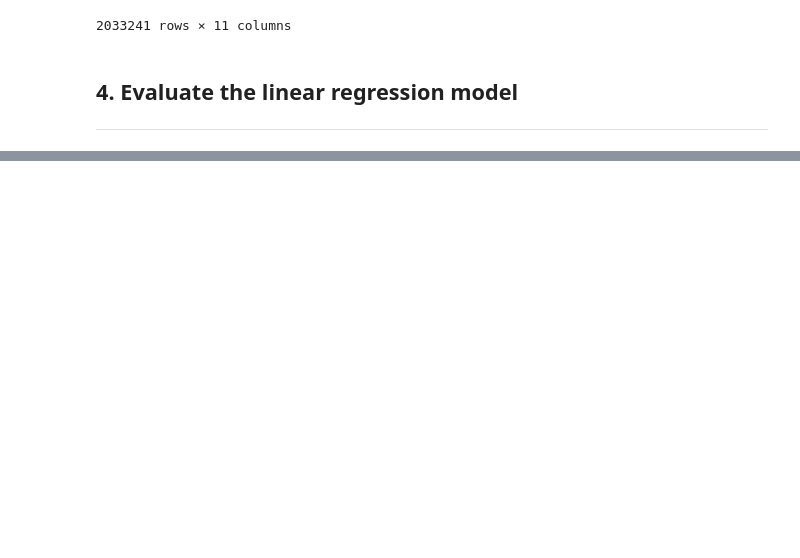
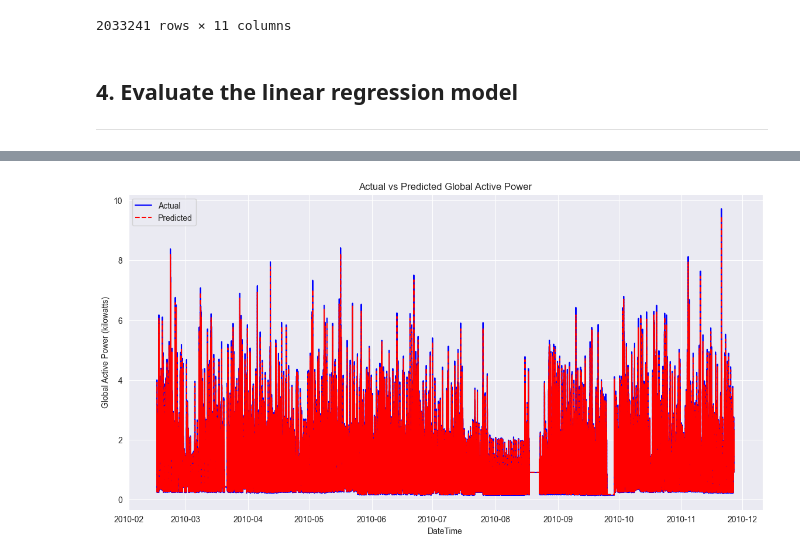
Before and after one commit to BarackSamuni/Data_science_lab2_homework2_solution, a Jupyter notebook: Homework2_solution.ipynb, the cells around one changed output, grey strips where cells are left out. Saved outputs shown, nothing was run; the diff lists cells and outputs as text; code cells hidden in the pictures; blank space fills up the shorter version.

```diff
--- a/Homework2_solution.ipynb
+++ b/Homework2_solution.ipynb
@@ -456,0 +463,2 @@ def evaluate_model(y_true,y_pred):
+# %%
+energy=power_consumption_df_no_missing_no_outliers.copy()
@@ -456,0 +510,28 @@ def evaluate_model(y_true,y_pred):
+# %%
+# Step 3.4: Make Predictions
+
+# Make predictions on the test set
+y_pred = lr_model.predict(X_test)
+
+# Compare the first few predicted values with the actual values
+predicted_vs_actual = pd.DataFrame({'Actual': y_test, 'Predicted': y_pred})
+print(predicted_vs_actual.head())
+
+# Step 3.5: Evaluate the Model
+
+
+
+# Calculate evaluation metrics
+mae = mean_absolute_error(y_test, y_pred)
+mse = mean_squared_error(y_test, y_pred)
+rmse = np.sqrt(mse)
+r2 = r2_score(y_test, y_pred)
+
+
+
+
+# Print the evaluation metrics
+print(f'Mean Absolute Error (MAE): {mae:.4f}')
+print(f'Mean Squared Error (MSE): {mse:.4f}')
+print(f'Root Mean Squared Error (RMSE): {rmse:.4f}')
+print(f'R-squared (R²) value: {r2:.4f}')
@@ -456,0 +547,12 @@ def evaluate_model(y_true,y_pred):
+# %%
+# Plot the actual vs predicted values
+plt.figure(figsize=(14, 7))
+plt.plot(y_test.index, y_test, label='Actual', color='blue')
+plt.plot(y_test.index, y_pred, label='Predicted', color='red', linestyle='dashed')
+plt.title('Actual vs Predicted Global Active Power')
+plt.xlabel('DateTime')
+plt.ylabel('Global Active Power (kilowatts)')
+plt.legend()
+plt.show()
+# %% [output]
+[figure, added]
```
Also changed, not shown: parts of 9 cells of this notebook, 1 other file.
